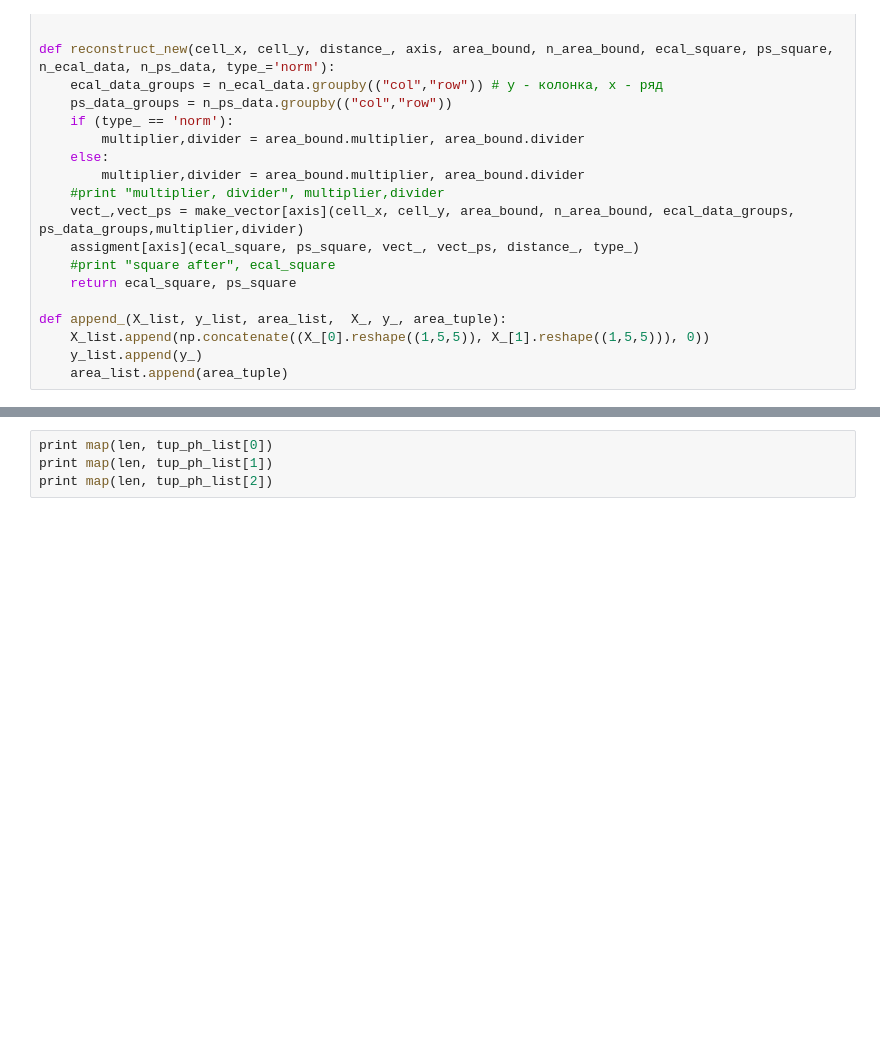
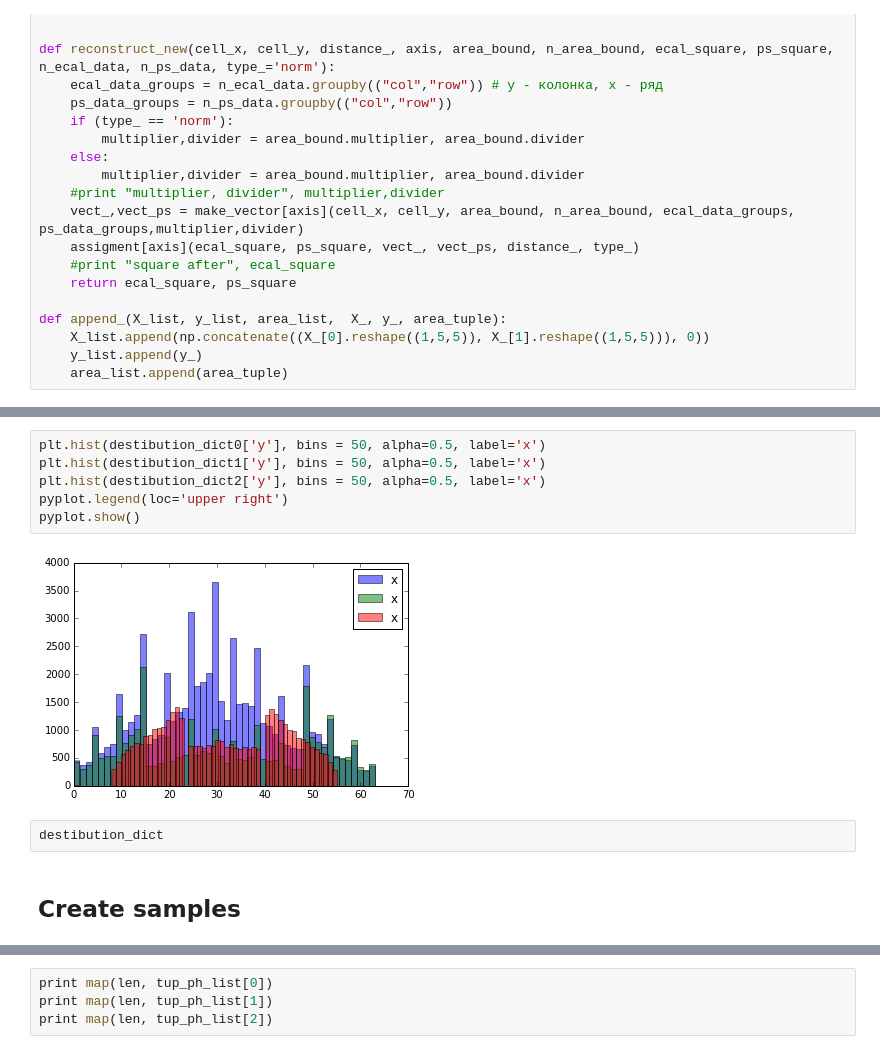
Before and after one commit to sayankotor/ecal_sep, a Jupyter notebook: utils/selecting_from_ROOT_with_hypo-new_select-Copy92.ipynb, the cells around one changed output, grey strips where cells are left out. Cells and saved outputs as stored; diff of their text form; blank space fills up the shorter version.

```diff
--- a/utils/selecting_from_ROOT_with_hypo-new_select-Copy92.ipynb
+++ b/utils/selecting_from_ROOT_with_hypo-new_select-Copy92.ipynb
@@ -145,3 +220,15 @@ def append_(X_list, y_list, area_list,  X_, y_, area_tuple):
+# %%
+plt.hist(destibution_dict0['y'], bins = 50, alpha=0.5, label='x')
+plt.hist(destibution_dict1['y'], bins = 50, alpha=0.5, label='x')
+plt.hist(destibution_dict2['y'], bins = 50, alpha=0.5, label='x')
+pyplot.legend(loc='upper right')
+pyplot.show()
+# %% [output]
+[figure, added]
+# %%
+destibution_dict
+# %% [markdown]
+## Create samples ##
 # %%
 import pandas as pd
 import numpy as np
```
Also changed, not shown: parts of 28 cells of this notebook, 2 other files.
